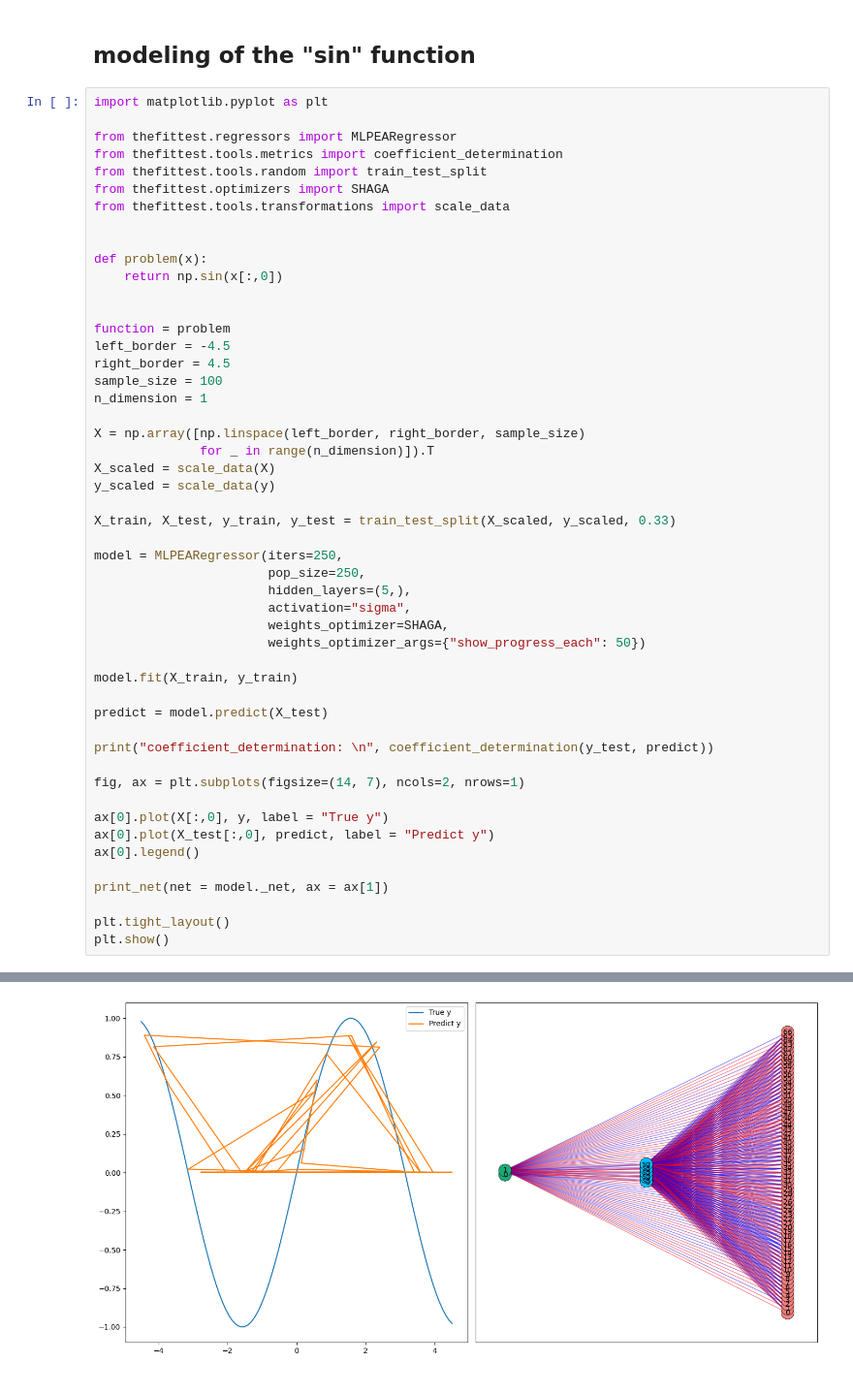
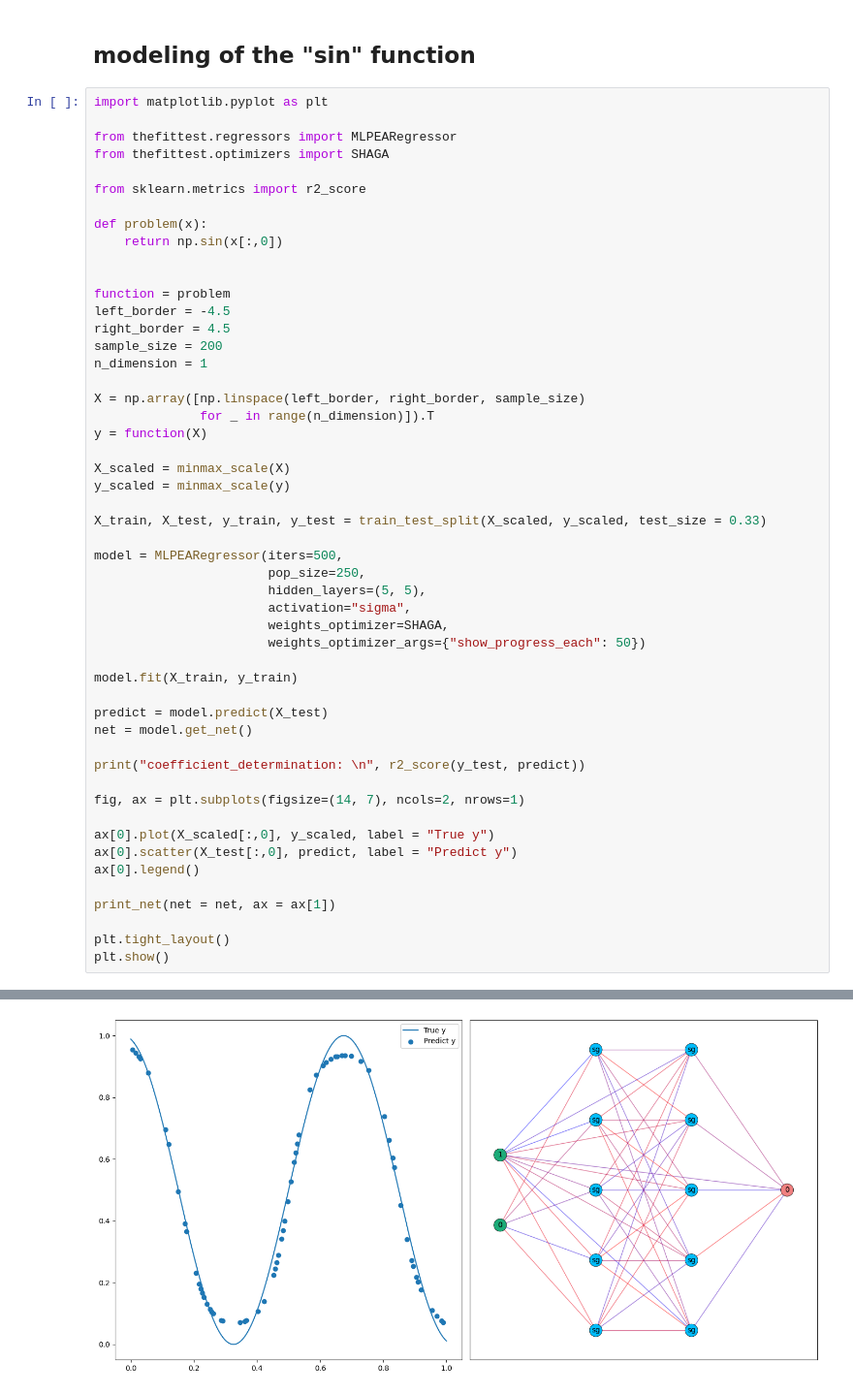
Before and after one commit to sherstpasha/thefittest-notebooks, a Jupyter notebook: mlpea_regression_classification_problem.ipynb, the cells around one changed output, grey strips where cells are left out. Shown at 97% size. Cells and saved outputs as stored; diff of their text form.

```diff
--- a/mlpea_regression_classification_problem.ipynb
+++ b/mlpea_regression_classification_problem.ipynb
@@ -57,11 +61,9 @@ f1_score:
 import matplotlib.pyplot as plt
 
 from thefittest.regressors import MLPEARegressor
-from thefittest.tools.metrics import coefficient_determination
-from thefittest.tools.random import train_test_split
 from thefittest.optimizers import SHAGA
-from thefittest.tools.transformations import scale_data
 
+from sklearn.metrics import r2_score
 
 def problem(x):
     return np.sin(x[:,0])
@@ -70,19 +72,21 @@ def problem(x):
 function = problem
 left_border = -4.5
 right_border = 4.5
-sample_size = 100
+sample_size = 200
 n_dimension = 1
 
 X = np.array([np.linspace(left_border, right_border, sample_size)
               for _ in range(n_dimension)]).T
-X_scaled = scale_data(X)
-y_scaled = scale_data(y)
+y = function(X)
 
-X_train, X_test, y_train, y_test = train_test_split(X_scaled, y_scaled, 0.33)
+X_scaled = minmax_scale(X)
+y_scaled = minmax_scale(y)
 
-model = MLPEARegressor(iters=250,
+X_train, X_test, y_train, y_test = train_test_split(X_scaled, y_scaled, test_size = 0.33)
+
+model = MLPEARegressor(iters=500,
                        pop_size=250,
-                       hidden_layers=(5,),
+                       hidden_layers=(5, 5),
                        activation="sigma",
                        weights_optimizer=SHAGA,
                        weights_optimizer_args={"show_progress_each": 50})
@@ -90,16 +94,17 @@ model = MLPEARegressor(iters=250,
 model.fit(X_train, y_train)
 
 predict = model.predict(X_test)
+net = model.get_net()
 
-print("coefficient_determination: \n", coefficient_determination(y_test, predict))
+print("coefficient_determination: \n", r2_score(y_test, predict))
 
 fig, ax = plt.subplots(figsize=(14, 7), ncols=2, nrows=1)
 
-ax[0].plot(X[:,0], y, label = "True y")
-ax[0].plot(X_test[:,0], predict, label = "Predict y")
+ax[0].plot(X_scaled[:,0], y_scaled, label = "True y")
+ax[0].scatter(X_test[:,0], predict, label = "Predict y")
 ax[0].legend()
 
-print_net(net = model._net, ax = ax[1])
+print_net(net = net, ax = ax[1])
 
 plt.tight_layout()
 plt.show()
@@ -114 +124 @@ coefficient_determination:
-[figure, old version]
+[figure, new version]
```
Also changed, not shown: parts of 2 cells of this notebook, 5 other files.
